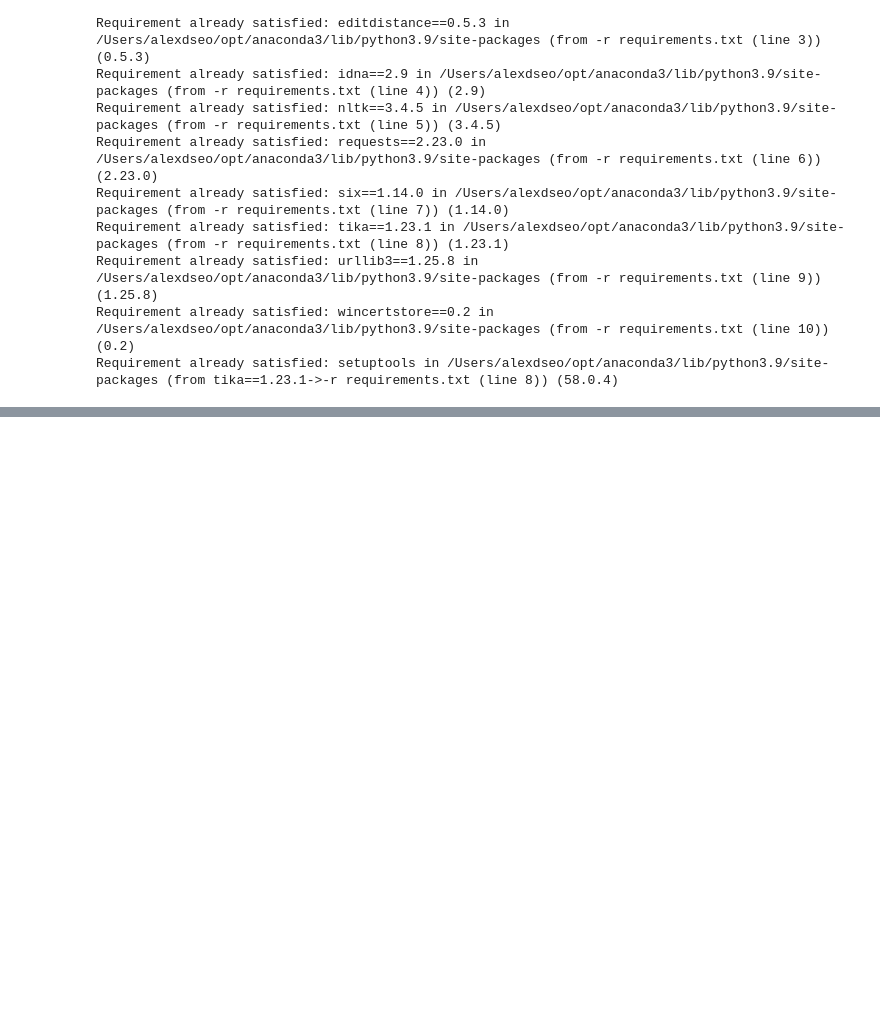
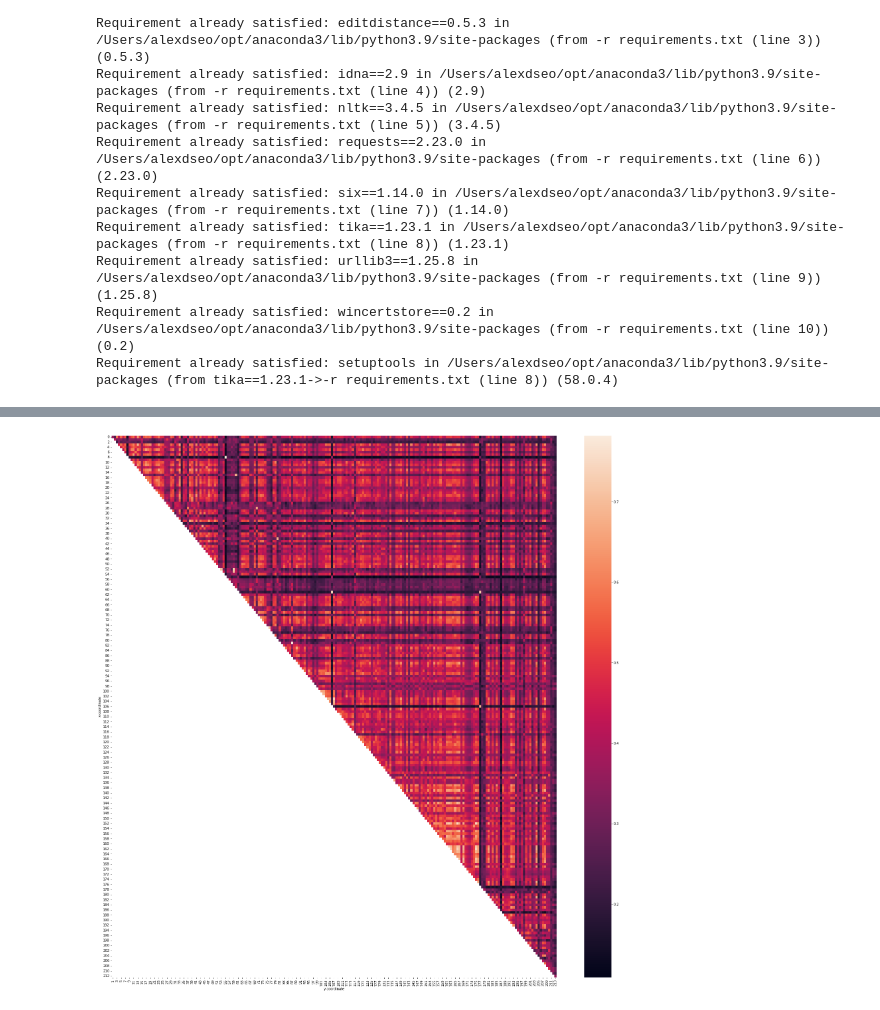
Before and after one commit to alexdseo/Semantic-Forensics-in-Scientific-Literature, a Jupyter notebook: DataSimilarity_Tika.ipynb, the cells around one changed output, grey strips where cells are left out. Drawn from its saved outputs; the diff is of its cells as text; code cells hidden in the pictures; blank space fills up the shorter version.

```diff
--- a/DataSimilarity_Tika.ipynb
+++ b/DataSimilarity_Tika.ipynb
@@ -35,0 +188,7 @@ We have 5 csv file now! Visualize it (Cluster it?)
+# %%
+#Levenshtein Similarity
+plt.figure(figsize=(30,30))
+sns.heatmap(ls)
+plt.show()
+# %% [output]
+[figure, added]
```
Also changed, not shown: parts of 17 cells of this notebook, 9 other files.
